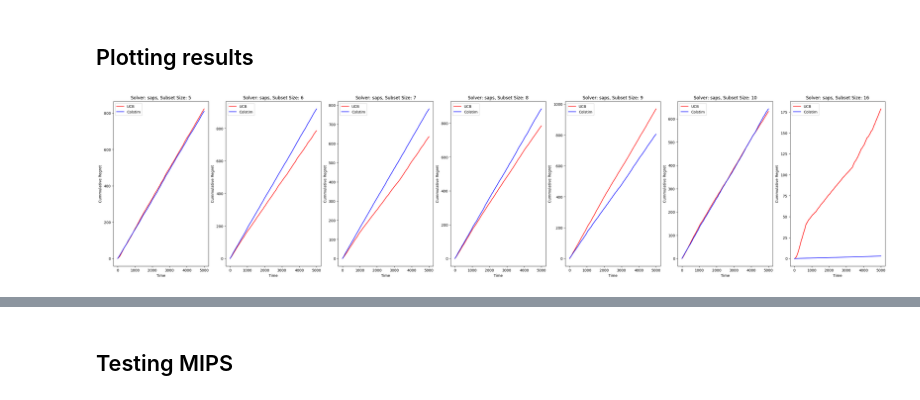
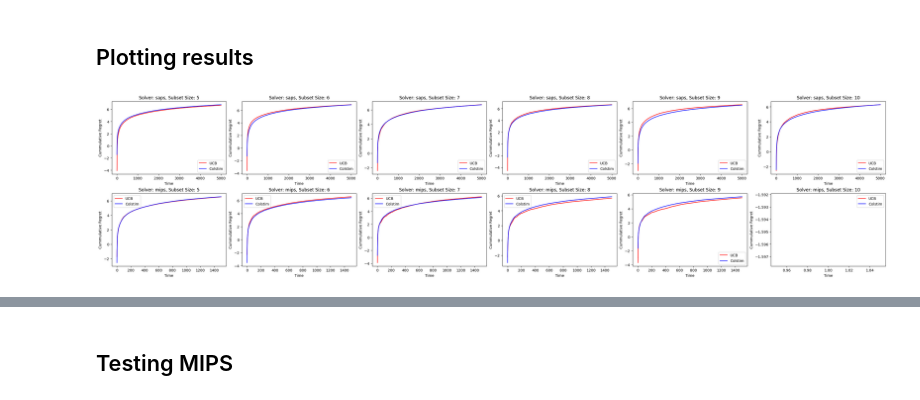
Before and after one commit to sshivam95/Multi-Dueling-Bandits, a Jupyter notebook: test.ipynb, the cells around one changed output, grey strips where cells are left out. Cells and saved outputs as stored; diff of their text form; code cells hidden in the pictures.

Commit message:
Add experimental results and plot graphs

```diff
--- a/test.ipynb
+++ b/test.ipynb
@@ -39,37 +39,37 @@ np.savetxt('Regret_results//regret_ucb.txt', regret_ucb)
 # %%
 from algorithms import regret_minimizing_algorithms
 from util.constants import Solver
 from util.metrics import compute_cumm_reg
 import matplotlib.pyplot as plt
 import numpy as np
 
 algorithms = [
         algorithm.__name__ for algorithm in regret_minimizing_algorithms
     ]
 
-solvers = ['saps']#[solver.value for solver in Solver]
-subset_size = [5, 6, 7, 8, 9, 10, 16]
+solvers = [solver.value for solver in Solver]
+subset_size = [5, 6, 7, 8, 9, 10]
 colors = ["red", "blue"]
 
 fig, ax = plt.subplots(len(solvers), len(subset_size), figsize=(30, 7), constrained_layout=True)
 for solver_index, solver in enumerate(solvers):
     for size_index, size in enumerate(subset_size):
         for index, algorithm in enumerate(algorithms):
-            regret = np.loadtxt(f"Regret_results//regret_{algorithm}_{solver}_{size}.txt")
+            regret = np.load(f"Regret_results_2//regret_{algorithm}_{solver}_{size}.npy")
             cum_reg = compute_cumm_reg(regret)
 
-            ax[size_index].plot(np.mean(cum_reg, axis=0), color=colors[index], label=f"{algorithm}")
-            # ax[size_index].fill_between(
+            ax[solver_index, size_index].plot(np.log(np.mean(cum_reg, axis=0)), color=colors[index], label=f"{algorithm}")
+            # ax[solver_index, size_index].fill_between(
             #     range(len(cum_reg[0])),
-            #     np.mean(cum_reg, axis=0)-np.std(cum_reg, axis=0)/np.sqrt(len(cum_reg)),
-            #     np.mean(cum_reg, axis=0)+np.std(cum_reg, axis=0)/np.sqrt(len(cum_reg)),
+            #     np.log(np.mean(cum_reg, axis=0)-np.std(cum_reg, axis=0))/np.sqrt(len(cum_reg)),
+            #     np.log(np.mean(cum_reg, axis=0)+np.std(cum_reg, axis=0))/np.sqrt(len(cum_reg)),
             #     color=colors[index],
             #     alpha=0.2
             # )
-            ax[size_index].legend()
-            ax[size_index].set_ylabel("Cummulative Regret")
-            ax[size_index].set_xlabel("Time")
-            ax[size_index].set_title(f"Solver: {solver}, Subset Size: {size}")
+            ax[solver_index, size_index].legend()
+            ax[solver_index, size_index].set_ylabel("Cummulative Regret")
+            ax[solver_index, size_index].set_xlabel("Time")
+            ax[solver_index, size_index].set_title(f"Solver: {solver}, Subset Size: {size}")
 plt.show()
 # %% [output]
-[figure, old version]
+[figure, new version]
```
Also changed, not shown: parts of 3 cells of this notebook, 28 other files.
